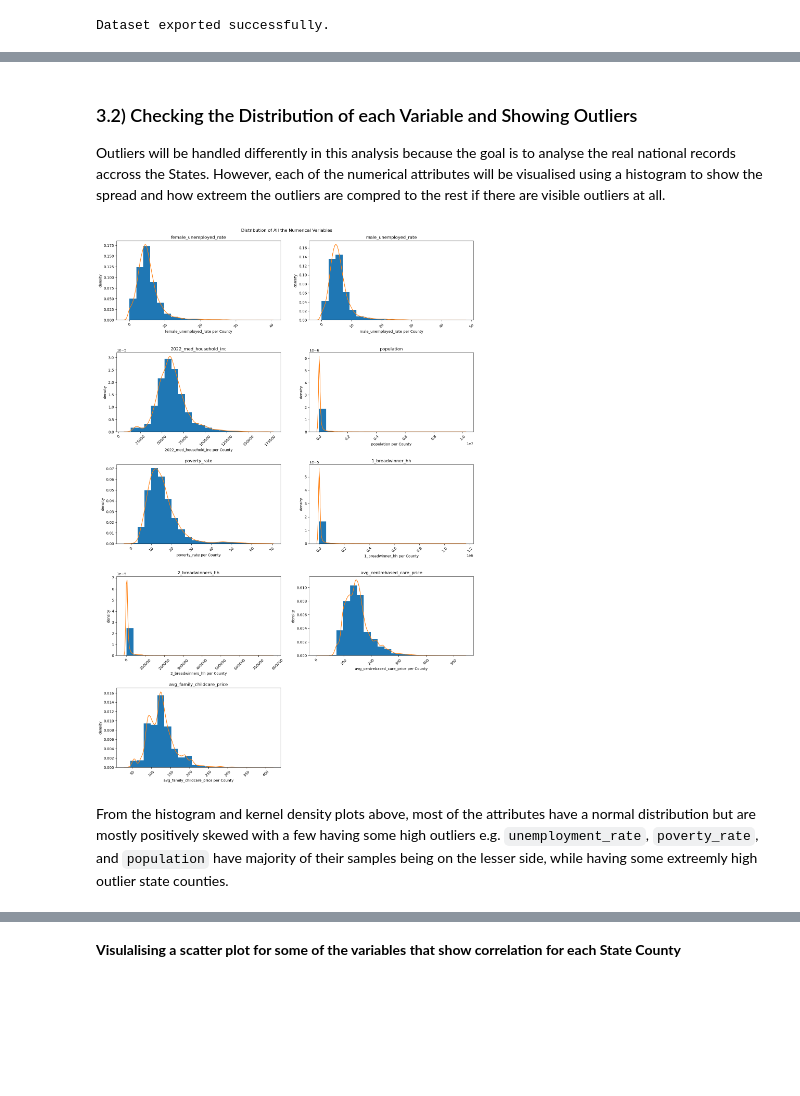
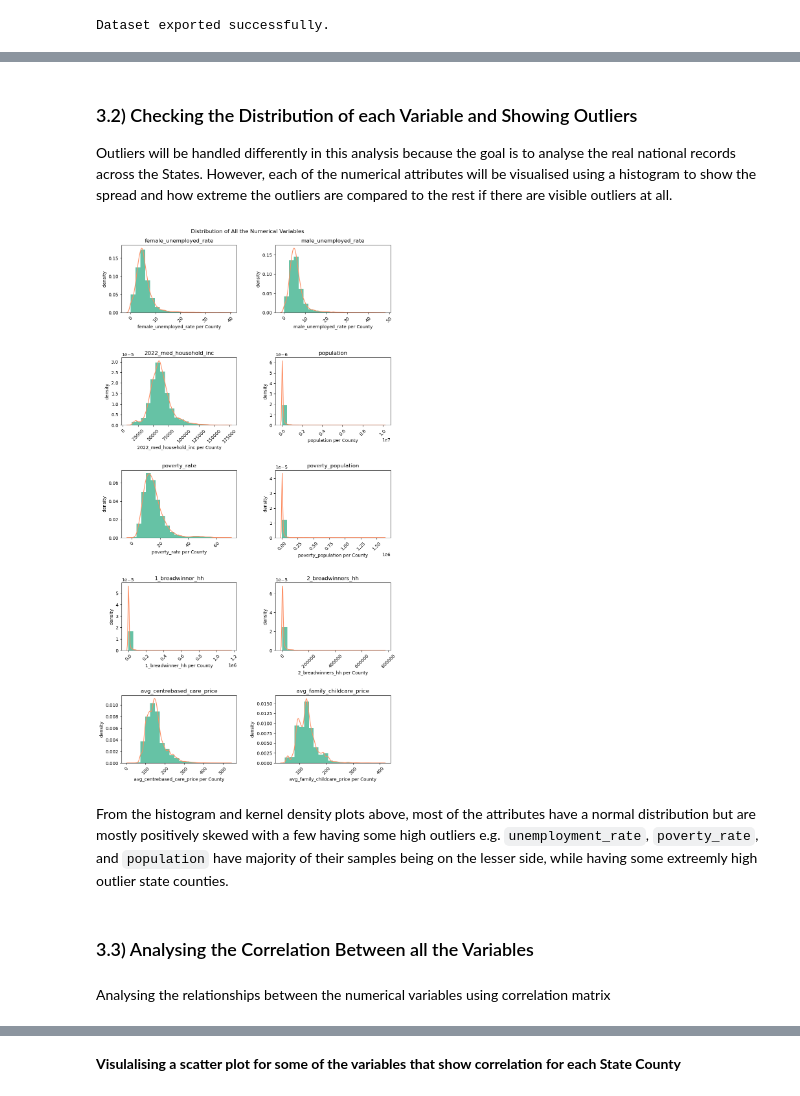
Before and after one commit to kaymighty86/us-poverty-rate-analysis, a Jupyter notebook: us_poverty_rate_analysis_notebook.ipynb, the cells around one changed output, grey strips where cells are left out. Drawn from its saved outputs; the diff is of its cells as text; code cells hidden in the pictures; blank space fills up the shorter version.

Commit message:
Greatly improved the analysis executions
Greatly improved the analysis by improving the narrative flow of the data visualisation project and expanding on more key insights.

```diff
--- a/us_poverty_rate_analysis_notebook.ipynb
+++ b/us_poverty_rate_analysis_notebook.ipynb
@@ -315,0 +313,4 @@ filtered_df.head(1)
+# %%
+#multiply the total population by poverty rate in each county to find the poverty population in each county
+filtered_df["poverty_population"] = (filtered_df["totalpop"] * (filtered_df["pr_p"] / 100)).astype("int64")
+filtered_df[["state_name","totalpop", "pr_p","poverty_population"]].head()
@@ -438,28 +426,35 @@ filtered_df[filtered_df["2022_med_household_inc"] == filtered_df["2022_med_house
+# %%
+#setting the matplotlib color styles
+sns.set_palette("Set2")
 # %% [markdown]
 ### 3.2) Checking the Distribution of each Variable and Showing Outliers
 
-Outliers will be handled differently in this analysis because the goal is to analyse the real national records accross the States. However, each of the numerical attributes will be visualised using a histogram to show the spread and how extreem the outliers are compred to the rest if there are visible outliers at all.
+Outliers will be handled differently in this analysis because the goal is to analyse the real national records across the States. However, each of the numerical attributes will be visualised using a histogram to show the spread and how extreme the outliers are compared to the rest if there are visible outliers at all.
 # %%
-numeric_attr = ["female_unemployed_rate", "male_unemployed_rate", "2022_med_household_inc", "population", "poverty_rate", "1_breadwinner_hh", "2_breadwinners_hh", "avg_centrebased_care_price", "avg_family_childcare_price"]
+numeric_attr = ["female_unemployed_rate", "male_unemployed_rate", "2022_med_household_inc", "population", "poverty_rate", "poverty_population", "1_breadwinner_hh", "2_breadwinners_hh", "avg_centrebased_care_price", "avg_family_childcare_price"]
 curr_col = 1
 cols = 2
 rows = int(len(numeric_attr)/cols)
 rows += 1 if rows * cols < len(numeric_attr) else rows #if the number of rows is not enough, add 1 to it (it means the list of plots needed is odd not even)
 
-plt.figure(figsize=(15, 22))
+plt.figure(figsize=(10, 35))
 for attribute in numeric_attr:
     plt.subplot(rows, cols, curr_col)
     plt.title(attribute)
     plt.hist(filtered_df[attribute], bins=20, density=True)#ploting with density instead of count
     sns.kdeplot(filtered_df[attribute])
     plt.xlabel(f"{attribute} per County")
     plt.xticks(rotation = 45)
     plt.ylabel("density")
     curr_col += 1
 plt.suptitle("Distribution of All the Numerical Variables")
-plt.tight_layout(pad=2)
+plt.tight_layout(pad=3)
 plt.show()
 # %% [output]
-[figure, old version]
+[figure, new version]
 # %% [markdown]
 From the histogram and kernel density plots above, most of the attributes have a normal distribution but are mostly positively skewed with a few having some high outliers e.g. `unemployment_rate`, `poverty_rate`, and `population` have majority of their samples being on the lesser side, while having some extreemly high outlier state counties.
+# %% [markdown]
+### 3.3) Analysing the Correlation Between all the Variables
+# %% [markdown]
+Analysing the relationships between the numerical variables using correlation matrix
```
Also changed, not shown: parts of 97 cells of this notebook, 3 other files.
